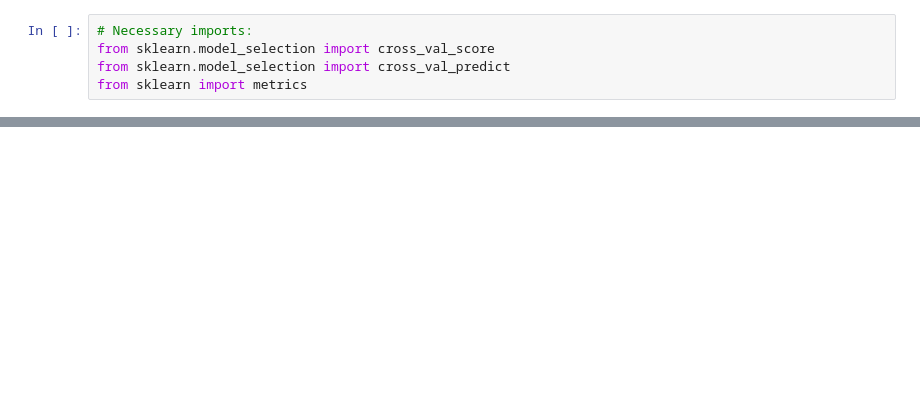
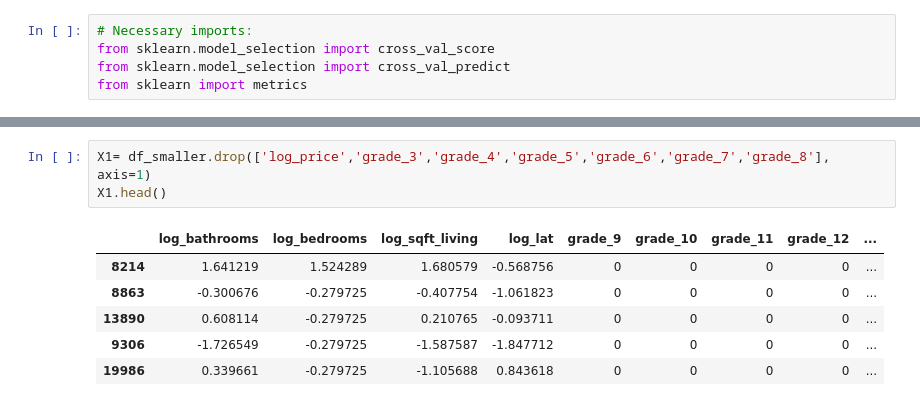
Before and after one commit to katiedave/dsc-1-final-project-online-ds-sp-000, a Jupyter notebook: PRACTICE NOTEBOOK.ipynb, the cells around one changed output, grey strips where cells are left out. Drawn from its saved outputs; the diff is of its cells as text; blank space fills up the shorter version.

```diff
--- a/PRACTICE NOTEBOOK.ipynb
+++ b/PRACTICE NOTEBOOK.ipynb
@@ -171,0 +255,10 @@ print('Test MSE:', test_mse)
+# %%
+X1= df_smaller.drop(['log_price','grade_3','grade_4','grade_5','grade_6','grade_7','grade_8'], axis=1)
+X1.head()
+# %% [output]
+|  | log_bathrooms | log_bedrooms | log_sqft_living | log_lat | grade_9 | grade_10 | grade_11 | grade_12 | ... |
+| 8214 | 1.641219 | 1.524289 | 1.680579 | -0.568756 | 0 | 0 | 0 | 0 | ... |
+| 8863 | -0.300676 | -0.279725 | -0.407754 | -1.061823 | 0 | 0 | 0 | 0 | ... |
+| 13890 | 0.608114 | -0.279725 | 0.210765 | -0.093711 | 0 | 0 | 0 | 0 | ... |
+| 9306 | -1.726549 | -0.279725 | -1.587587 | -1.847712 | 0 | 0 | 0 | 0 | ... |
+| 19986 | 0.339661 | -0.279725 | -1.105688 | 0.843618 | 0 | 0 | 0 | 0 | ... |
```
Also changed, not shown: parts of 32 cells of this notebook, 1 other file.
